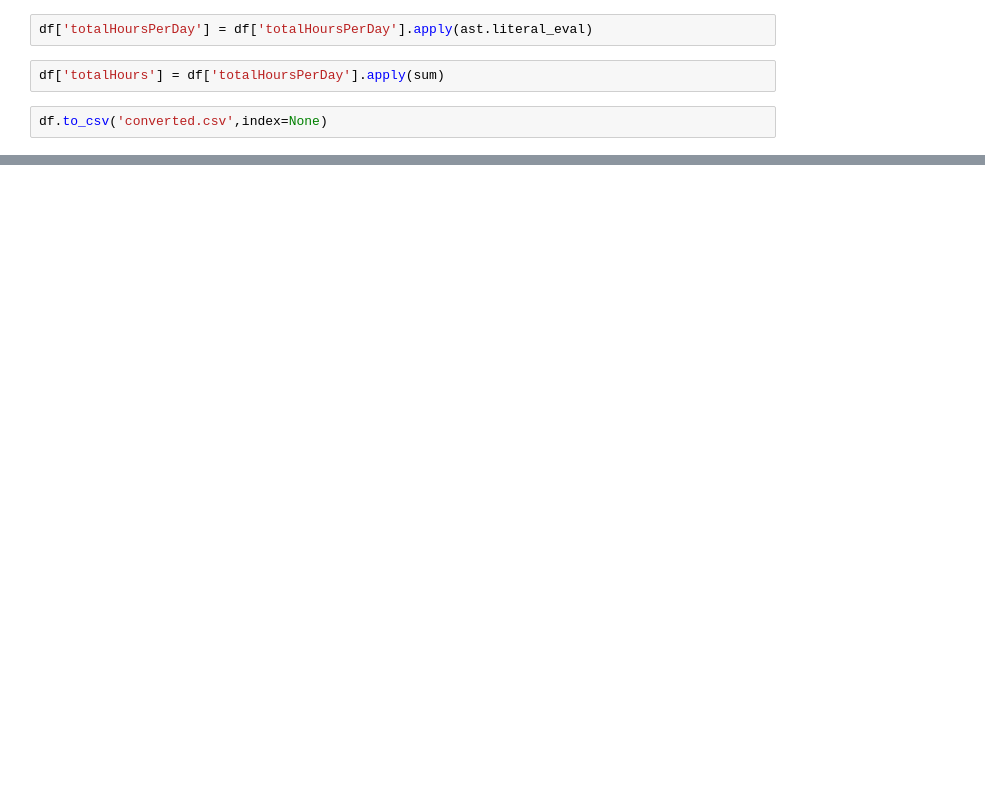
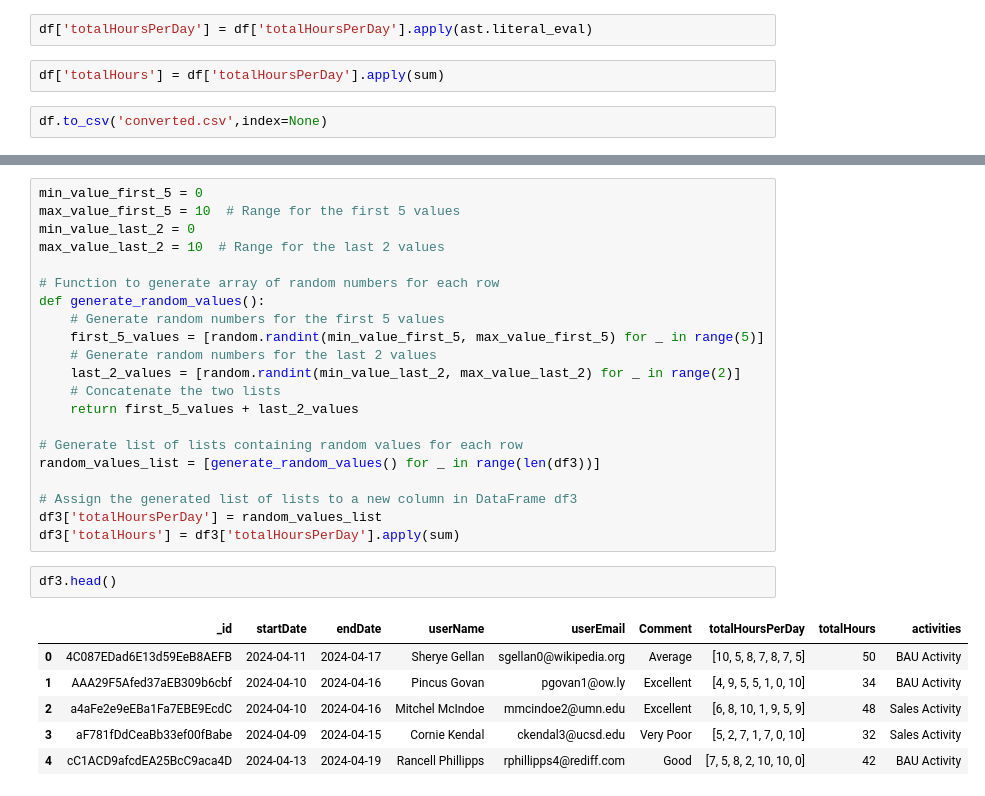
Before and after one commit to Nandareddy999/Final_Project_Jman, a Jupyter notebook: Data_Engineering/data_aligning.ipynb, the cells around one changed output, grey strips where cells are left out. Drawn from its saved outputs; the diff is of its cells as text; blank space fills up the shorter version.

```diff
--- a/Data_Engineering/data_aligning.ipynb
+++ b/Data_Engineering/data_aligning.ipynb
@@ -20,0 +100,30 @@ df.to_csv('converted.csv',index=None)
+# %%
+min_value_first_5 = 0
+max_value_first_5 = 10  # Range for the first 5 values
+min_value_last_2 = 0
+max_value_last_2 = 10  # Range for the last 2 values
+
+# Function to generate array of random numbers for each row
+def generate_random_values():
+    # Generate random numbers for the first 5 values
+    first_5_values = [random.randint(min_value_first_5, max_value_first_5) for _ in range(5)]
+    # Generate random numbers for the last 2 values
+    last_2_values = [random.randint(min_value_last_2, max_value_last_2) for _ in range(2)]
+    # Concatenate the two lists
+    return first_5_values + last_2_values
+
+# Generate list of lists containing random values for each row
+random_values_list = [generate_random_values() for _ in range(len(df3))]
+
+# Assign the generated list of lists to a new column in DataFrame df3
+df3['totalHoursPerDay'] = random_values_list
+df3['totalHours'] = df3['totalHoursPerDay'].apply(sum)
+# %%
+df3.head()
+# %% [output]
+|  | _id | startDate | endDate | userName | userEmail | Comment | totalHoursPerDay | totalHours | activities |
+| 0 | 4C087EDad6E13d59EeB8AEFB | 2024-04-11 | 2024-04-17 | Sherye Gellan | sgellan0@wikipedia.org | Average | [10, 5, 8, 7, 8, 7, 5] | 50 | BAU Activity |
+| 1 | AAA29F5Afed37aEB309b6cbf | 2024-04-10 | 2024-04-16 | Pincus Govan | pgovan1@ow.ly | Excellent | [4, 9, 5, 5, 1, 0, 10] | 34 | BAU Activity |
+| 2 | a4aFe2e9eEBa1Fa7EBE9EcdC | 2024-04-10 | 2024-04-16 | Mitchel McIndoe | mmcindoe2@umn.edu | Excellent | [6, 8, 10, 1, 9, 5, 9] | 48 | Sales Activity |
+| 3 | aF781fDdCeaBb33ef00fBabe | 2024-04-09 | 2024-04-15 | Cornie Kendal | ckendal3@ucsd.edu | Very Poor | [5, 2, 7, 1, 7, 0, 10] | 32 | Sales Activity |
+| 4 | cC1ACD9afcdEA25BcC9aca4D | 2024-04-13 | 2024-04-19 | Rancell Phillipps | rphillipps4@rediff.com | Good | [7, 5, 8, 2, 10, 10, 0] | 42 | BAU Activity |
```
Also changed, not shown: parts of 24 cells of this notebook, 36 other files.
